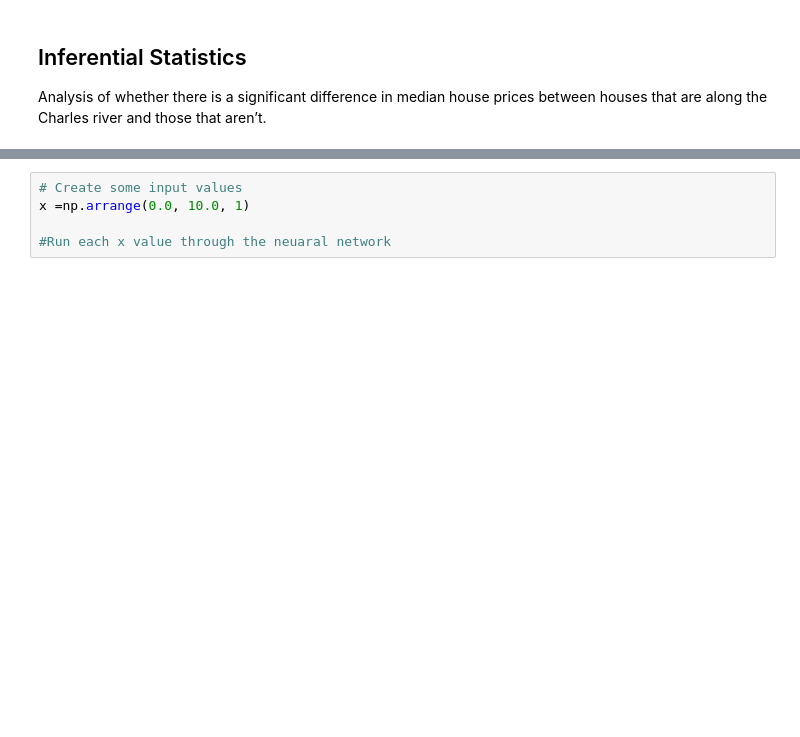
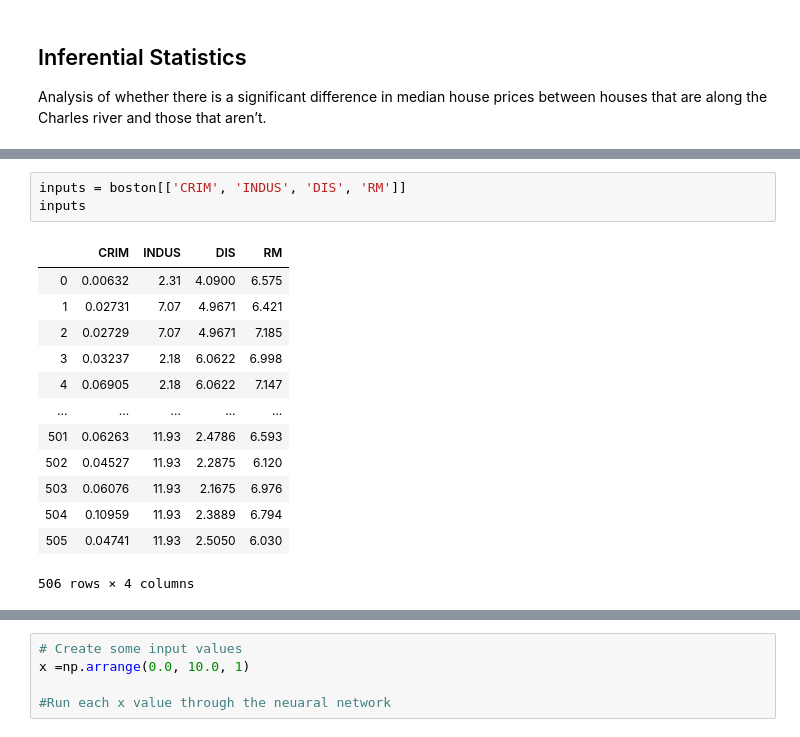
Before and after one commit to GraceAKelly/Machine_learning, a Jupyter notebook: Machine_Learning.ipynb, the cells around one changed output, grey strips where cells are left out. Cells and saved outputs as stored; diff of their text form; blank space fills up the shorter version.

```diff
--- a/Machine_Learning.ipynb
+++ b/Machine_Learning.ipynb
@@ -228,0 +233,17 @@ AttributeError: module 'tensorflow' has no attribute 'get_default_graph'
+# %%
+inputs = boston[['CRIM', 'INDUS', 'DIS', 'RM']]
+inputs
+# %% [output]
+|  | CRIM | INDUS | DIS | RM |
+| 0 | 0.00632 | 2.31 | 4.0900 | 6.575 |
+| 1 | 0.02731 | 7.07 | 4.9671 | 6.421 |
+| 2 | 0.02729 | 7.07 | 4.9671 | 7.185 |
+| 3 | 0.03237 | 2.18 | 6.0622 | 6.998 |
+| 4 | 0.06905 | 2.18 | 6.0622 | 7.147 |
+| ... | ... | ... | ... | ... |
+| 501 | 0.06263 | 11.93 | 2.4786 | 6.593 |
+| 502 | 0.04527 | 11.93 | 2.2875 | 6.120 |
+| 503 | 0.06076 | 11.93 | 2.1675 | 6.976 |
+| 504 | 0.10959 | 11.93 | 2.3889 | 6.794 |
+| 505 | 0.04741 | 11.93 | 2.5050 | 6.030 |
+506 rows × 4 columns
```
Also changed, not shown: parts of 11 cells of this notebook.
